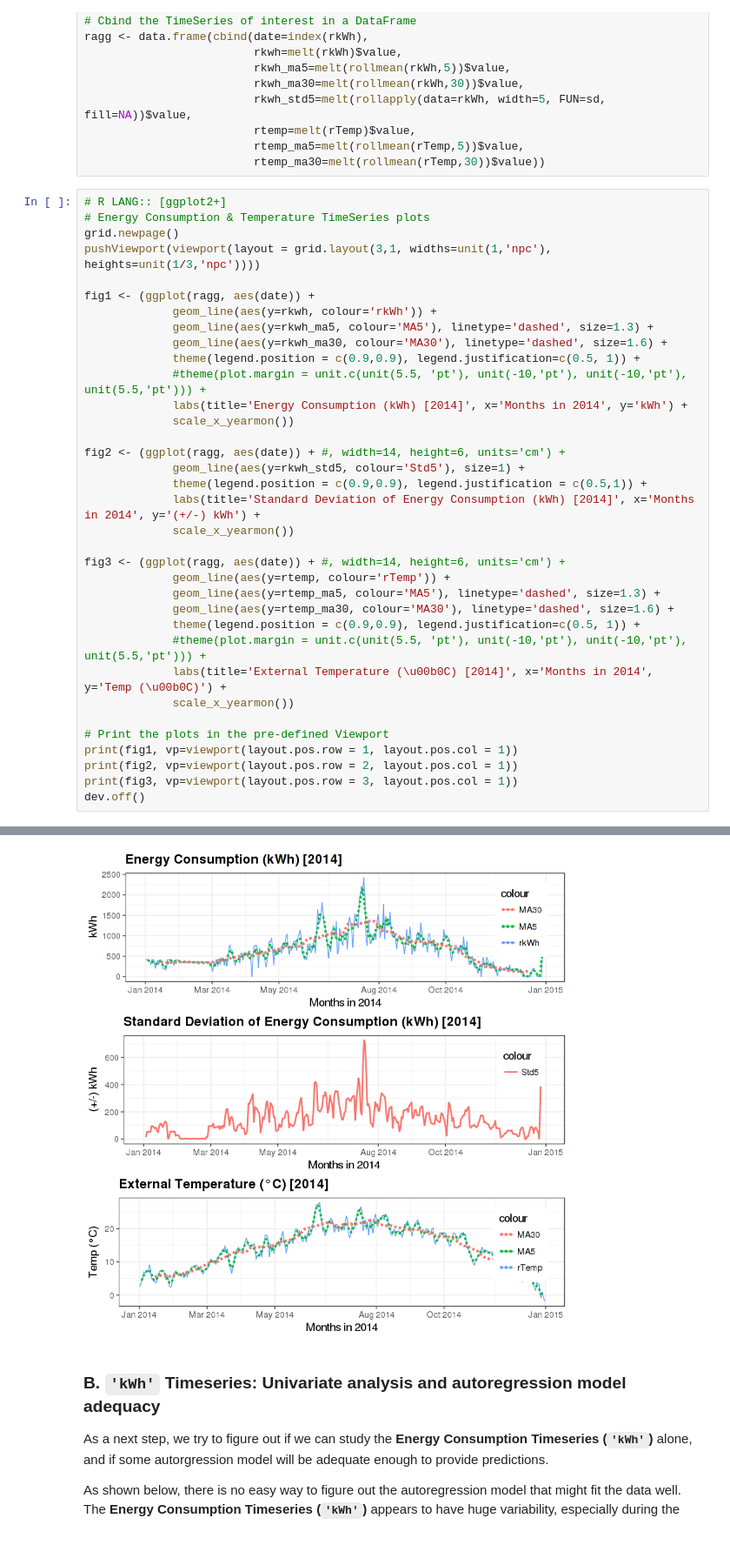
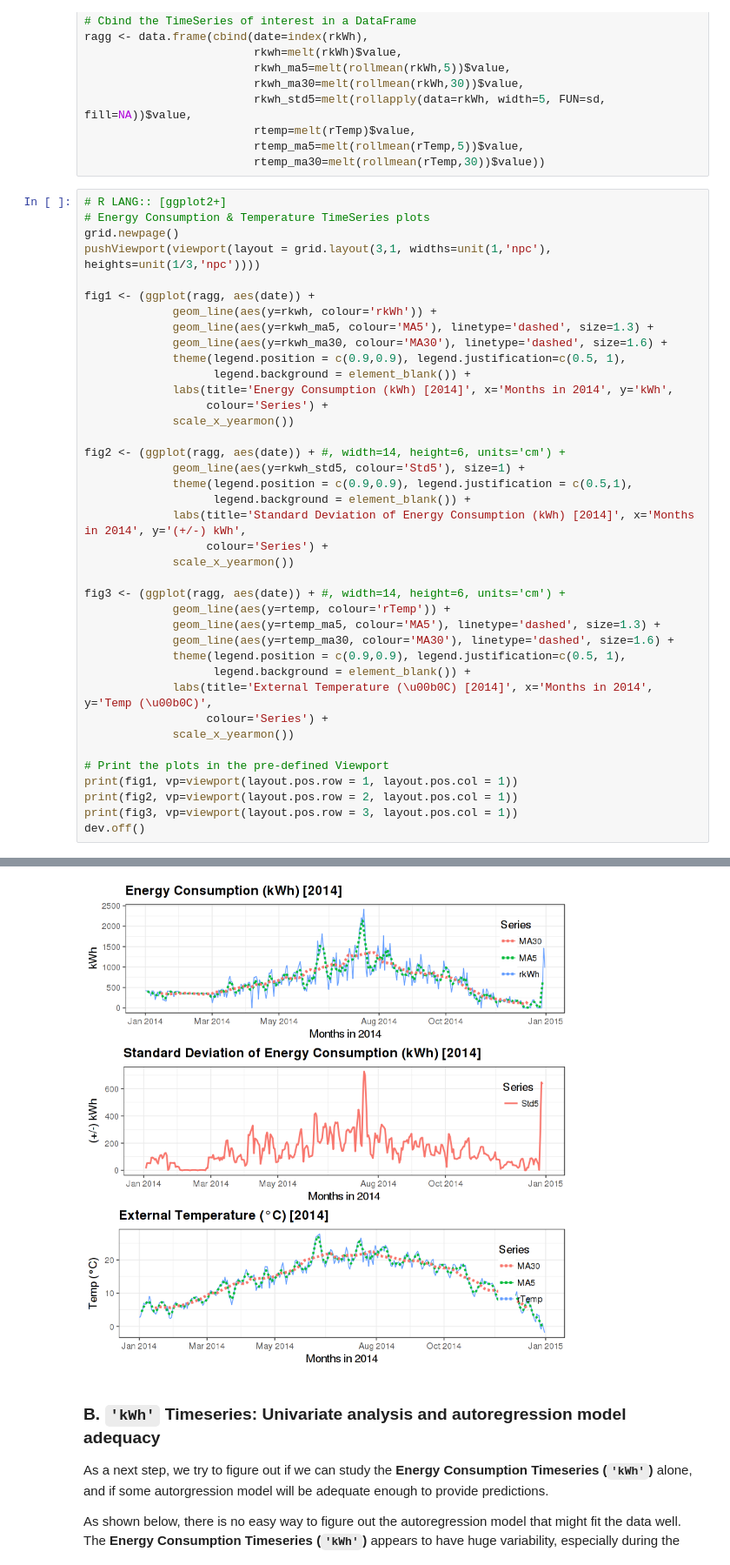
Before and after one commit to tgrammat/ML-Data_Challenges, a Jupyter notebook: Energy-Analytics/Prediction of Energy Consumption [using R (ggplot2)].ipynb, the cells around one changed output, grey strips where cells are left out. Shown at 87% size. Cells and saved outputs as stored; diff of their text form.

```diff
--- a/Energy-Analytics/Prediction of Energy Consumption [using R (ggplot2)].ipynb
+++ b/Energy-Analytics/Prediction of Energy Consumption [using R (ggplot2)].ipynb
@@ -288,42 +288,46 @@ pushViewport(viewport(layout = grid.layout(3,1, widths=unit(1,'npc'), heights=un
 fig1 <- (ggplot(ragg, aes(date)) +
              geom_line(aes(y=rkwh, colour='rkWh')) +
              geom_line(aes(y=rkwh_ma5, colour='MA5'), linetype='dashed', size=1.3) +
              geom_line(aes(y=rkwh_ma30, colour='MA30'), linetype='dashed', size=1.6) +
-             theme(legend.position = c(0.9,0.9), legend.justification=c(0.5, 1)) +
-             #theme(plot.margin = unit.c(unit(5.5, 'pt'), unit(-10,'pt'), unit(-10,'pt'), unit(5.5,'pt'))) +
-             labs(title='Energy Consumption (kWh) [2014]', x='Months in 2014', y='kWh') +
+             theme(legend.position = c(0.9,0.9), legend.justification=c(0.5, 1),
+                   legend.background = element_blank()) +
+             labs(title='Energy Consumption (kWh) [2014]', x='Months in 2014', y='kWh',
+                  colour='Series') +
              scale_x_yearmon())
 
 fig2 <- (ggplot(ragg, aes(date)) + #, width=14, height=6, units='cm') +
              geom_line(aes(y=rkwh_std5, colour='Std5'), size=1) +
-             theme(legend.position = c(0.9,0.9), legend.justification = c(0.5,1)) +
-             labs(title='Standard Deviation of Energy Consumption (kWh) [2014]', x='Months in 2014', y='(+/-) kWh') +
+             theme(legend.position = c(0.9,0.9), legend.justification = c(0.5,1),
+                   legend.background = element_blank()) +
+             labs(title='Standard Deviation of Energy Consumption (kWh) [2014]', x='Months in 2014', y='(+/-) kWh',
+                  colour='Series') +
              scale_x_yearmon())
 
 fig3 <- (ggplot(ragg, aes(date)) + #, width=14, height=6, units='cm') +
              geom_line(aes(y=rtemp, colour='rTemp')) +
              geom_line(aes(y=rtemp_ma5, colour='MA5'), linetype='dashed', size=1.3) +
              geom_line(aes(y=rtemp_ma30, colour='MA30'), linetype='dashed', size=1.6) +
-             theme(legend.position = c(0.9,0.9), legend.justification=c(0.5, 1)) +
-             #theme(plot.margin = unit.c(unit(5.5, 'pt'), unit(-10,'pt'), unit(-10,'pt'), unit(5.5,'pt'))) +
-             labs(title='External Temperature (\u00b0C) [2014]', x='Months in 2014', y='Temp (\u00b0C)') +
+             theme(legend.position = c(0.9,0.9), legend.justification=c(0.5, 1),
+                   legend.background = element_blank()) +
+             labs(title='External Temperature (\u00b0C) [2014]', x='Months in 2014', y='Temp (\u00b0C)',
+                  colour='Series') +
              scale_x_yearmon())
 
 # Print the plots in the pre-defined Viewport
 print(fig1, vp=viewport(layout.pos.row = 1, layout.pos.col = 1))
 print(fig2, vp=viewport(layout.pos.row = 2, layout.pos.col = 1))
 print(fig3, vp=viewport(layout.pos.row = 3, layout.pos.col = 1))
 dev.off()
 # %% [output]
 Warning message:
 “Removed 4 rows containing missing values (geom_path).”Warning message:
 “Removed 29 rows containing missing values (geom_path).”Warning message:
 “Removed 4 rows containing missing values (geom_path).”Warning message:
 “Removed 4 rows containing missing values (geom_path).”Warning message:
 “Removed 29 rows containing missing values (geom_path).”
 null device
           1
-[figure, old version]
+[figure, new version]
 # %% [markdown]
 ### B. `'kWh'` Timeseries: Univariate analysis and autoregression model adequacy
 
```
Also changed, not shown: parts of 3 cells of this notebook.
